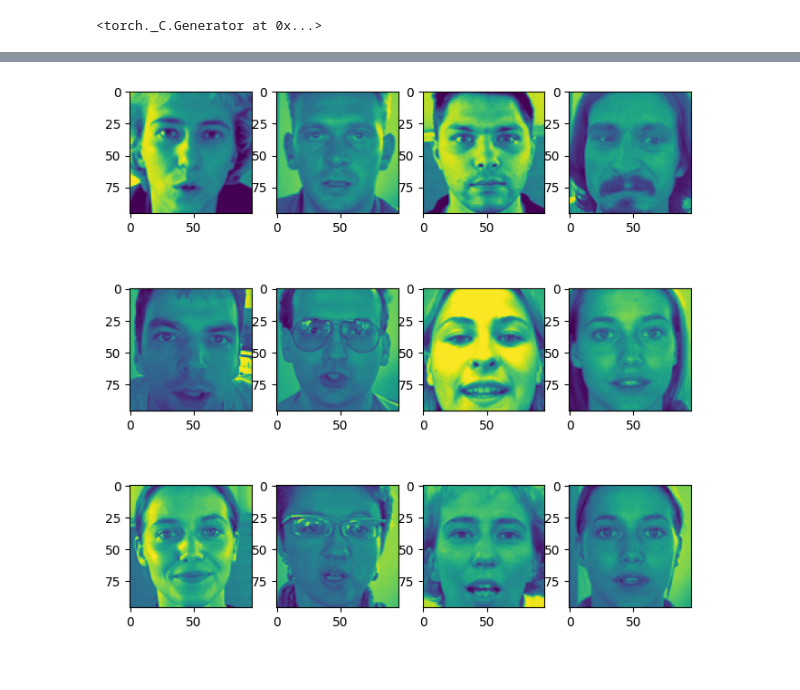
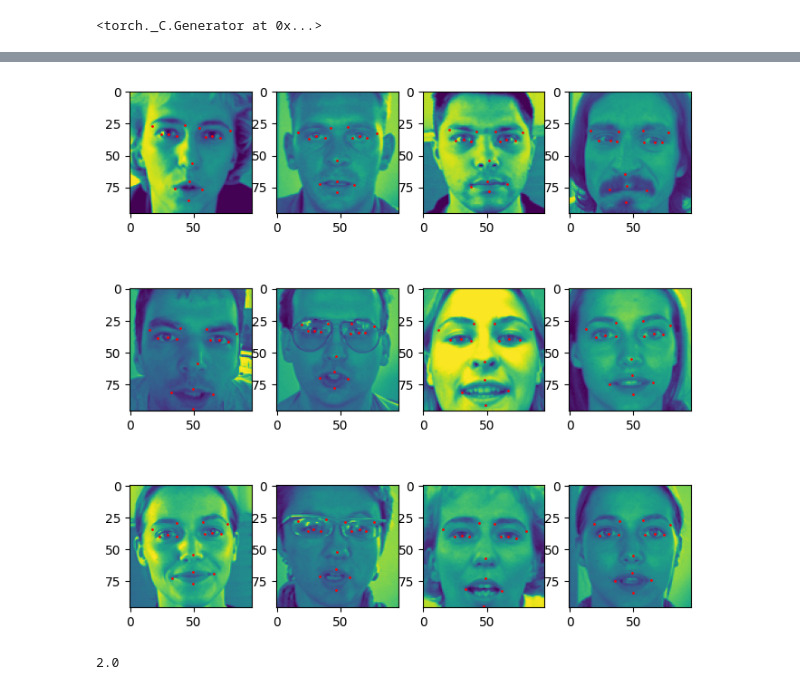
Before and after one commit to maciejplaneta/facial-keypoints-detection, a Jupyter notebook: facial_keypoints_detection.ipynb, the cells around one changed output, grey strips where cells are left out. Saved outputs shown, nothing was run; the diff lists cells and outputs as text; code cells hidden in the pictures.

```diff
--- a/facial_keypoints_detection.ipynb
+++ b/facial_keypoints_detection.ipynb
@@ -72,14 +23,3 @@ class FacialKeypointsDataset(torch.utils.data.Dataset):
-# %%
-def mean_std(loader):
-  mean, std = 0, 0
-  for images, _ in loader:
-    # shape of images = [b,c,w,h]
-    mean += images.mean([0,2,3])
-    std += images.std([0,2,3])
-  mean = mean/(len(loader)*BATCH_SIZE)
-  std = std/(len(loader)*BATCH_SIZE)
-  print(f'mean: {mean}, std: {std}')
-  return mean, std
 # %%
 from torchvision import transforms
 from torch.utils.data import DataLoader
@@ -97,20 +40,27 @@ train_dataloader = DataLoader(train_dataset, batch_size=BATCH_SIZE, shuffle=True
 # %%
 import matplotlib.pyplot as plt
 
 fig = plt.figure(figsize=(8, 8))
 columns = 4
 rows = 3
 for i in range(1, columns*rows +1):
-    img, _ = train_dataset[i]
+    img, keypoints = train_dataset[i]
+    x = keypoints[0::2]
+    y = keypoints[1::2]
     img = img.permute(1, 2, 0)
     fig.add_subplot(rows, columns, i)
     plt.imshow(img)
+    plt.scatter(x, y, c="red", s=1)
 plt.show()
 # %% [output]
-[figure, old version]
+[figure, new version]
 # %%
 train_dataloader = DataLoader(train_dataset, batch_size=BATCH_SIZE, shuffle=True)
 # %%
 # Can be used to calculate output sizes after each layer
-# def calc_size(input_size, kernel_size, padding, stride):
-#     return (input_size + 2* padding - kernel_size + 1) / stride
+def calc_size(input_size, kernel_size, padding, stride):
+    return (input_size + 2* padding - kernel_size + 1) / stride
+
+calc_size(4, 3, 0, 1)
+# %% [output]
+2.0
```
Also changed, not shown: parts of 12 cells of this notebook, 4 other files.
